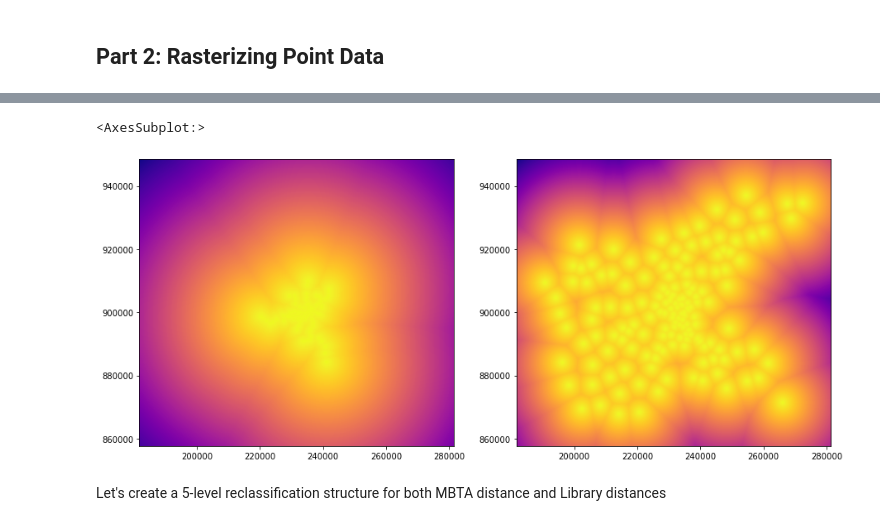
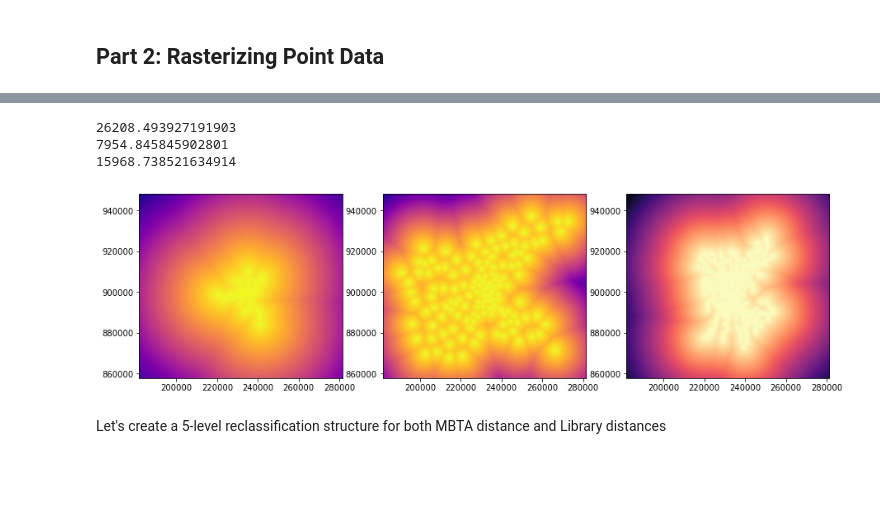
Before and after one commit to kschip97/uep239FinalProj, a Jupyter notebook: notebooks/uep239_FinalProj_SchipperKees.ipynb, the cells around one changed output, grey strips where cells are left out. Saved outputs shown, nothing was run; the diff lists cells and outputs as text; code cells hidden in the pictures; blank space fills up the shorter version.

```diff
--- a/notebooks/uep239_FinalProj_SchipperKees.ipynb
+++ b/notebooks/uep239_FinalProj_SchipperKees.ipynb
@@ -144,6 +152,7 @@ Libs = gpd.read_file("LIBRARIES_PT.shp")
 mbta_node = gpd.read_file("MBTA_NODE.shp")
 MPO_Bounds = gpd.read_file("MPO_Boundaries.shp")
 ZCTA = gpd.read_file("tl_2010_25_zcta510.shp")
+mbta_bus = gpd.read_file("MBTA_Bus_Stops.shp")
 # %% [markdown]
 See what the CRS values are for each of our shapefiles
 # %%
@@ -239,3 +271,4 @@ print(res, "\n", crs, "\n", nodata, "\n", bounds, "\n", shape)
 # First, we need to turn our point features into raster features
 mbta_ras = features.rasterize(mbta_clip['geometry'], out_shape = shape, fill = 1, transform = transform, default_value = 0)
 Libs_ras = features.rasterize(Libs_clip['geometry'], out_shape = shape, fill = 1, transform = transform, default_value = 0)
+bus_ras = features.rasterize(mbta_bus['geometry'], out_shape = shape, fill = 1, transform = transform, default_value = 0)
@@ -245,16 +275,23 @@ Libs_ras = features.rasterize(Libs_clip['geometry'], out_shape = shape, fill = 1
 # %%
 # now we can make a distance matrix, and set the resolution to be equivalent to that of the tree cover matrix
 mbta_dist = ndimage.distance_transform_edt(mbta_ras) * res[0]
 Lib_dist = ndimage.distance_transform_edt(Libs_ras) * res[0]
+bus_dist = ndimage.distance_transform_edt(bus_ras) * res[0]
 
 # let's see how our distance rasters look with some pretty colors
-fig, (ax1, ax2) = plt.subplots(1, 2, figsize = (15, 20))
+fig, (ax1, ax2, ax3) = plt.subplots(1, 3, figsize = (15, 20))
 
 show(mbta_dist, transform = transform, ax = ax1, cmap = 'plasma_r')
 show(Lib_dist, transform = transform, ax = ax2, cmap = 'plasma_r')
+show(bus_dist, transform = transform, ax = ax3, cmap = 'magma_r')
+print(mbta_dist.mean())
+print(Lib_dist.mean())
+print(bus_dist.mean())
 # %% [output]
-<AxesSubplot:>
+26208.493927191903
+7954.845845902801
+15968.738521634914
-[figure, old version]
+[figure, new version]
 # %% [markdown]
 Let's create a 5-level reclassification structure for both MBTA distance and Library distances
 # %%
```
Also changed, not shown: parts of 18 cells of this notebook, 8 other files.
